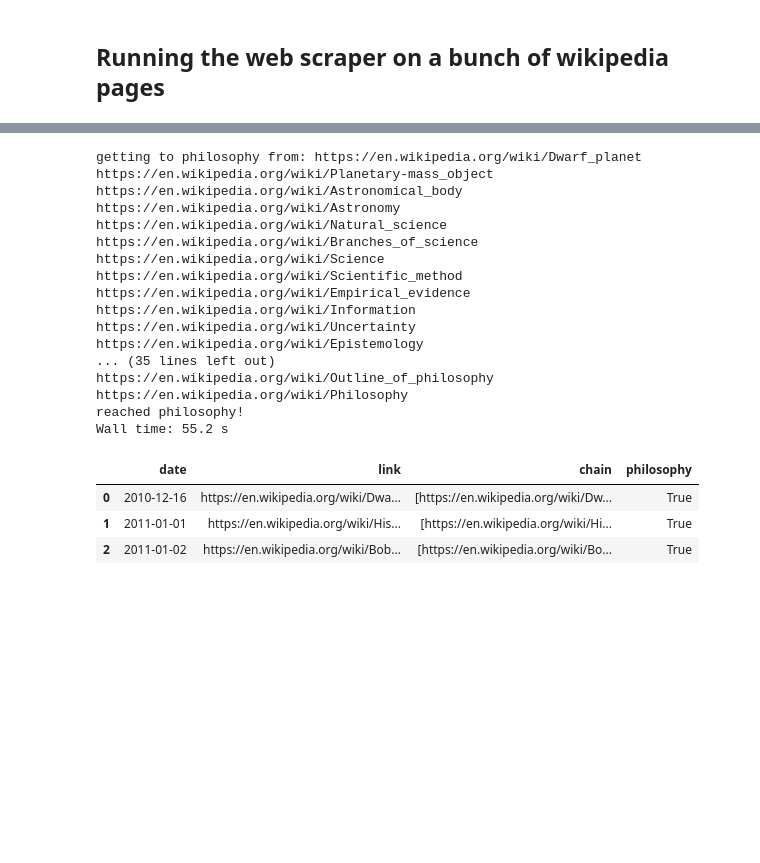
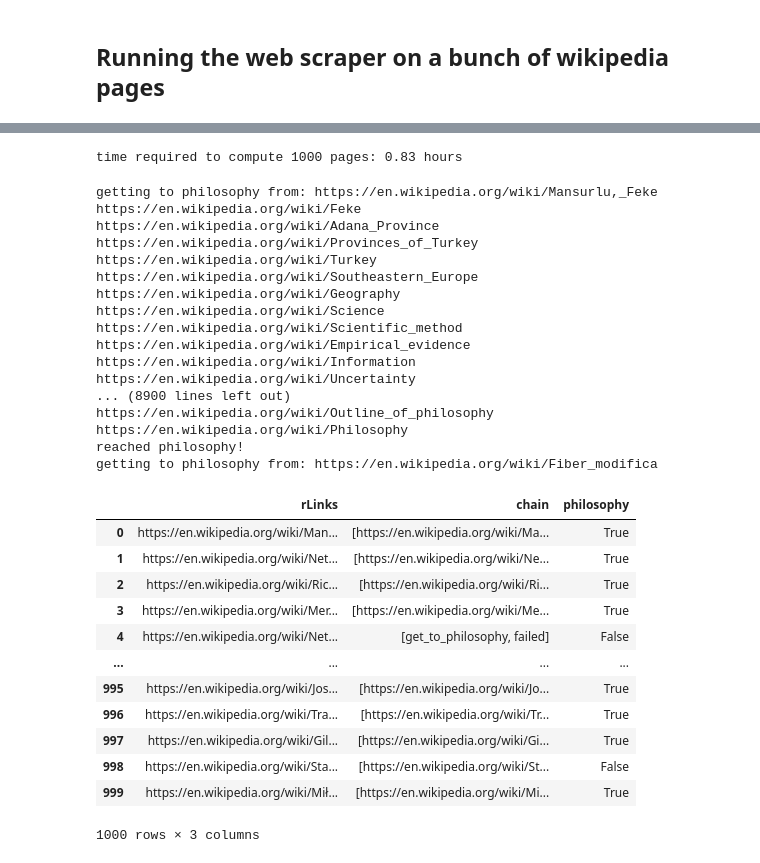
Before and after one commit to TanyaTsui/getting-to-philosophy, a Jupyter notebook: get_to_philosophy.ipynb, the cells around one changed output, grey strips where cells are left out. Saved outputs shown, nothing was run; the diff lists cells and outputs as text; code cells hidden in the pictures; blank space fills up the shorter version.

Commit message:
first attempt at network analysis

```diff
--- a/get_to_philosophy.ipynb
+++ b/get_to_philosophy.ipynb
@@ -78,16 +76,0 @@ urls
-# %%
-# inputs list of valid urls, and returns first link that doesn't loop back on itself
-# (e.g. language --> spoken language --> language)
-def next_url(url):
-    test_urls = wiki_get_urls(url) # get list of urls from language
-    for test_url in test_urls:
-        urls_1 = wiki_get_urls(test_url) # find list of valid urls spoken langugage
-        if urls_1[0] == url: # if the first item spoken language is 'language', try the next url in 'language'
-            continue
-        else: # otherwise, pick this url as the next url
-            return test_url
-            break
-
-# test
-url = 'https://en.wikipedia.org/wiki/Science'
-next_url(url)
@@ -135,10 +133,0 @@ Option 1: generate a bunch of wikipedia pages
-# %%
-wikis = []
-for i in range(10):
-    url = 'https://en.wikipedia.org/wiki/Special:Random'
-    page = requests.get(url)
-    soup = BeautifulSoup(page.content, 'html.parser')
-    title = soup.find('title').string.replace(' - Wikipedia', '').replace(' ', '_')
-    title = 'https://en.wikipedia.org/wiki/' + title
-    wikis.append(title)
-    print(title)
@@ -169,0 +134,8 @@ df
+# %%
+# open list of 1000 randomly generated wikipedia articles
+import json
+with open("randomWikiLinks.txt", "r") as fp:
+    wikis = json.load(fp)
+df = pd.DataFrame(wikis)
+df.rename(columns={0: 'rLinks'}, inplace=True) # rLinks = random links
+df
@@ -170,32 +189,47 @@ df
+# %%
+r = 1000 # number of rows to compute
+t = 30/10 # seconds required to compute one row
+print('time required to compute {} pages: {} hours'.format(r, round(t*r/60/60, 2)))
+# %% [output]
+time required to compute 1000 pages: 0.83 hours
 # %%
 %%time
-df['chain'] = df.link.map(lambda x: get_to_philosophy(x))
+df['chain'] = df.rLinks.map(lambda x: get_to_philosophy(x))
 def philosophy(x):
     if x[-1] == 'https://en.wikipedia.org/wiki/Philosophy':
         return True
     else:
         return False
 df['philosophy'] = df.chain.map(lambda x: philosophy(x))
 df
 # %% [output]
-getting to philosophy from: https://en.wikipedia.org/wiki/Dwarf_planet
-https://en.wikipedia.org/wiki/Planetary-mass_object
-https://en.wikipedia.org/wiki/Astronomical_body
-https://en.wikipedia.org/wiki/Astronomy
-https://en.wikipedia.org/wiki/Natural_science
-https://en.wikipedia.org/wiki/Branches_of_science
+getting to philosophy from: https://en.wikipedia.org/wiki/Mansurlu,_Feke
+https://en.wikipedia.org/wiki/Feke
+https://en.wikipedia.org/wiki/Adana_Province
+https://en.wikipedia.org/wiki/Provinces_of_Turkey
+https://en.wikipedia.org/wiki/Turkey
+https://en.wikipedia.org/wiki/Southeastern_Europe
+https://en.wikipedia.org/wiki/Geography
 https://en.wikipedia.org/wiki/Science
 https://en.wikipedia.org/wiki/Scientific_method
 https://en.wikipedia.org/wiki/Empirical_evidence
 https://en.wikipedia.org/wiki/Information
 https://en.wikipedia.org/wiki/Uncertainty
-https://en.wikipedia.org/wiki/Epistemology
-... (35 lines left out)
+... (8900 lines left out)
 https://en.wikipedia.org/wiki/Outline_of_philosophy
 https://en.wikipedia.org/wiki/Philosophy
 reached philosophy!
-Wall time: 55.2 s
+getting to philosophy from: https://en.wikipedia.org/wiki/Fiber_modifica
-|  | date | link | chain | philosophy |
-| 0 | 2010-12-16 | https://en.wikipedia.org/wiki/Dwa... | [https://en.wikipedia.org/wiki/Dw... | True |
-| 1 | 2011-01-01 | https://en.wikipedia.org/wiki/His... | [https://en.wikipedia.org/wiki/Hi... | True |
-| 2 | 2011-01-02 | https://en.wikipedia.org/wiki/Bob... | [https://en.wikipedia.org/wiki/Bo... | True |
+|  | rLinks | chain | philosophy |
+| 0 | https://en.wikipedia.org/wiki/Man... | [https://en.wikipedia.org/wiki/Ma... | True |
+| 1 | https://en.wikipedia.org/wiki/Net... | [https://en.wikipedia.org/wiki/Ne... | True |
+| 2 | https://en.wikipedia.org/wiki/Ric... | [https://en.wikipedia.org/wiki/Ri... | True |
+| 3 | https://en.wikipedia.org/wiki/Mer... | [https://en.wikipedia.org/wiki/Me... | True |
+| 4 | https://en.wikipedia.org/wiki/Net... | [get_to_philosophy, failed] | False |
+| ... | ... | ... | ... |
+| 995 | https://en.wikipedia.org/wiki/Jos... | [https://en.wikipedia.org/wiki/Jo... | True |
+| 996 | https://en.wikipedia.org/wiki/Tra... | [https://en.wikipedia.org/wiki/Tr... | True |
+| 997 | https://en.wikipedia.org/wiki/Gil... | [https://en.wikipedia.org/wiki/Gi... | True |
+| 998 | https://en.wikipedia.org/wiki/Sta... | [https://en.wikipedia.org/wiki/St... | False |
+| 999 | https://en.wikipedia.org/wiki/Mił... | [https://en.wikipedia.org/wiki/Mi... | True |
+1000 rows × 3 columns
```
Also changed, not shown: parts of 16 cells of this notebook, 4 other files.
